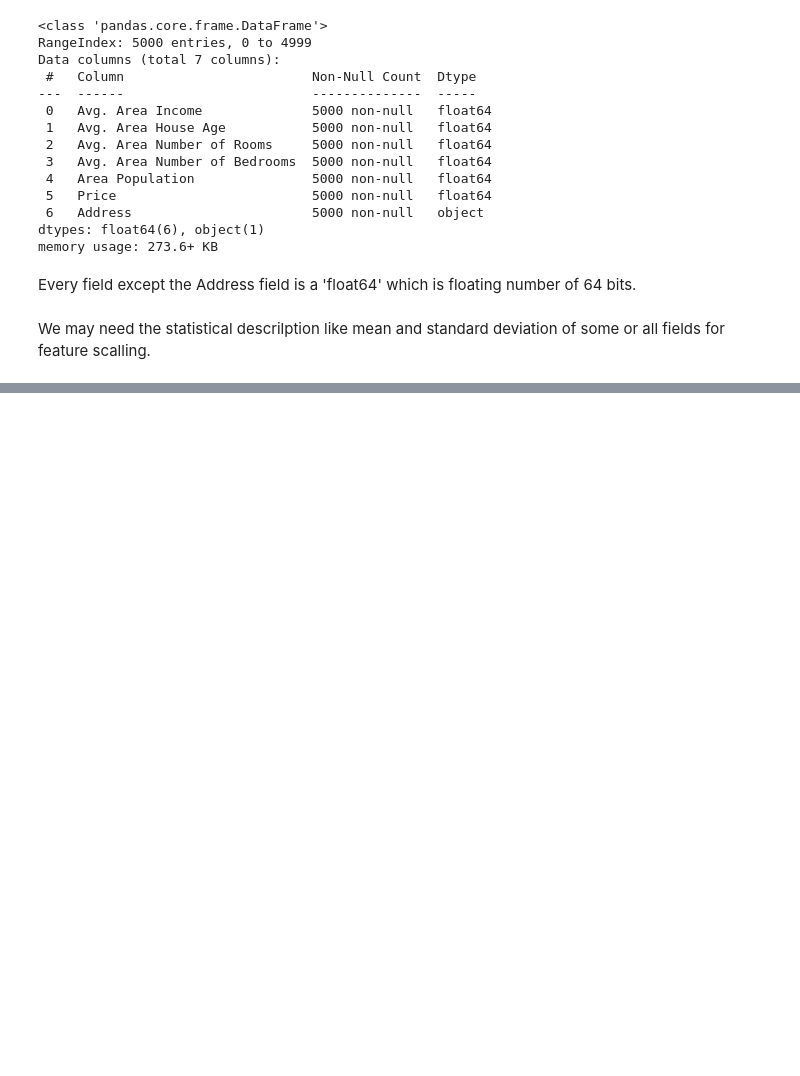
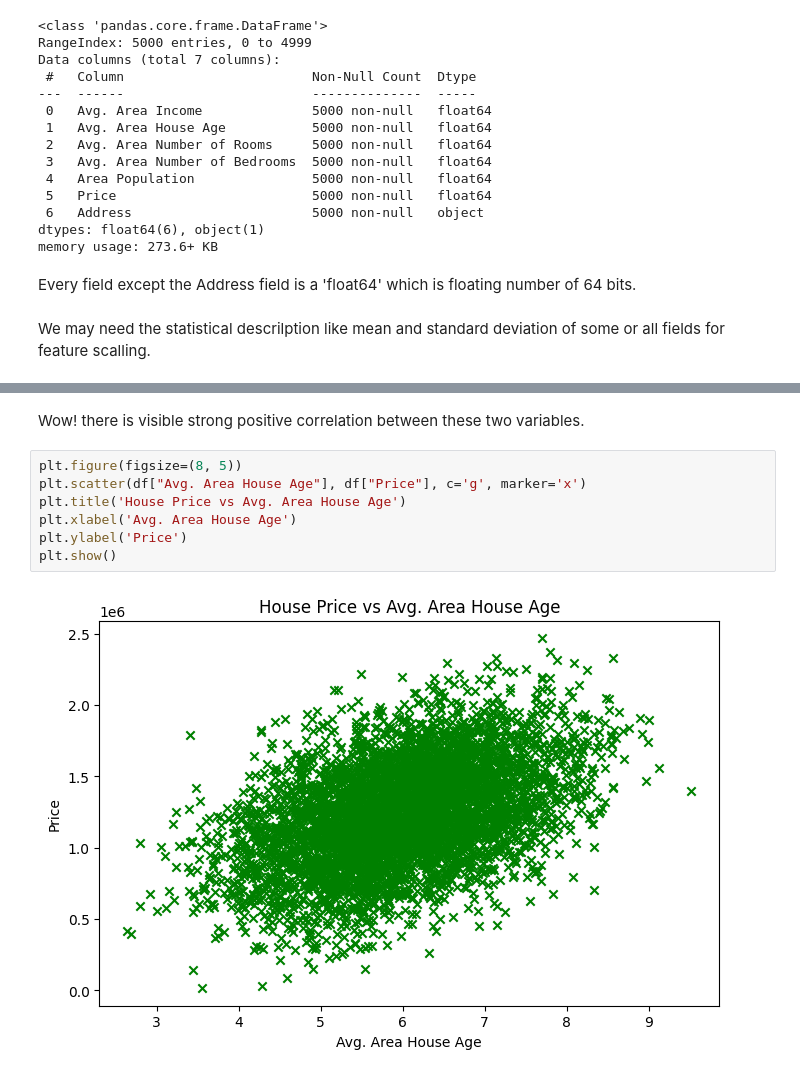
Before and after one commit to stuphy13/ReelEstate, a Jupyter notebook: ReelEstate.ipynb, the cells around one changed output, grey strips where cells are left out. Saved outputs shown, nothing was run; the diff lists cells and outputs as text; blank space fills up the shorter version.

```diff
--- a/ReelEstate.ipynb
+++ b/ReelEstate.ipynb
@@ -76,0 +124,11 @@ df.describe()
+# %% [markdown]
+Wow! there is visible strong positive correlation between these two variables.
+# %%
+plt.figure(figsize=(8, 5))
+plt.scatter(df["Avg. Area House Age"], df["Price"], c='g', marker='x')
+plt.title('House Price vs Avg. Area House Age')
+plt.xlabel('Avg. Area House Age')
+plt.ylabel('Price')
+plt.show()
+# %% [output]
+[figure, added]
```
Also changed, not shown: parts of 15 cells of this notebook.
